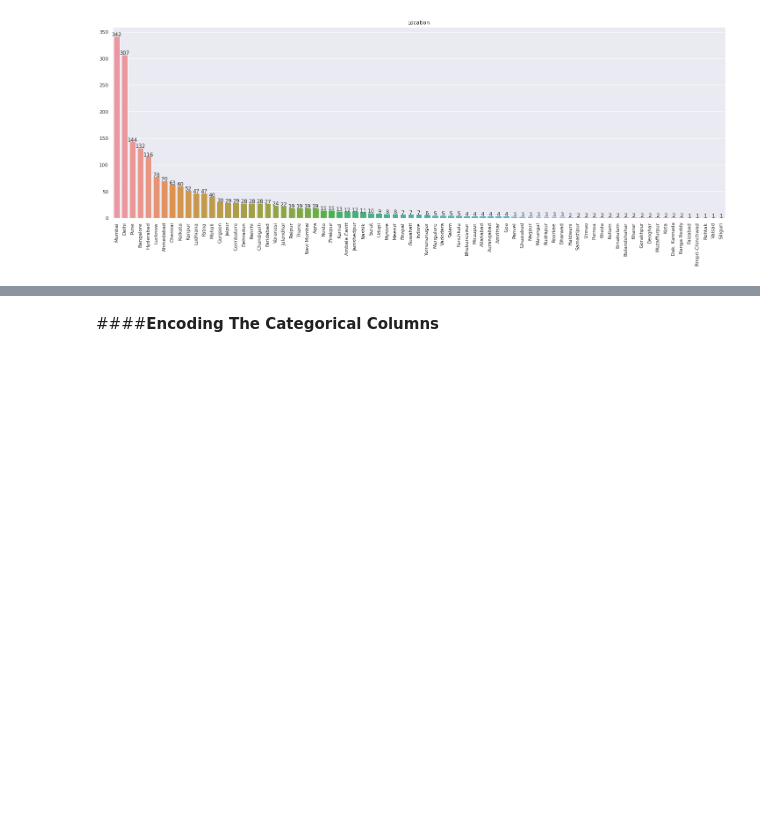
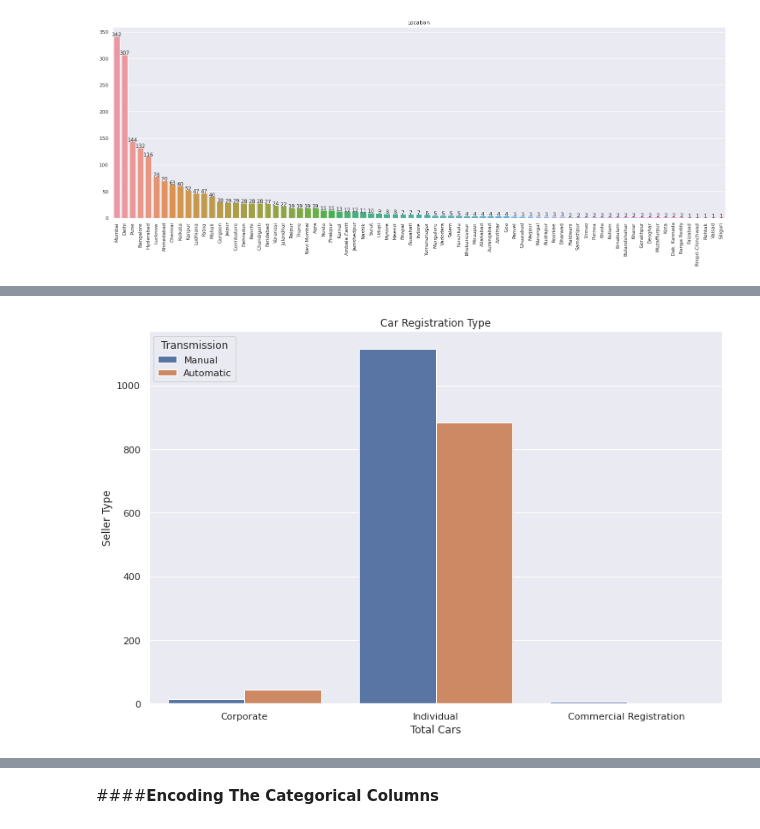
Before and after one commit to gauravmalakar08/Used_Car_Price_Predictor, a Jupyter notebook: Used_Car_Price_Predictor.ipynb, the cells around one changed output, grey strips where cells are left out. Cells and saved outputs as stored; diff of their text form; code cells hidden in the pictures; blank space fills up the shorter version.

```diff
--- a/Used_Car_Price_Predictor.ipynb
+++ b/Used_Car_Price_Predictor.ipynb
@@ -226,3 +256,12 @@ plt.show()
+# %%
+sns.set(rc={'figure.figsize':(12,8)})
+sns.countplot(x='Seller Type', hue='Transmission', data=df)
+plt.title('Car Registration Type')
+plt.xlabel('Total Cars')
+plt.ylabel('Seller Type')
+plt.show()
+# %% [output]
+[figure, added]
 # %%
 #just copying the dataframe to new variable
 df1 = df.copy()
```
Also changed, not shown: parts of 30 cells of this notebook.
